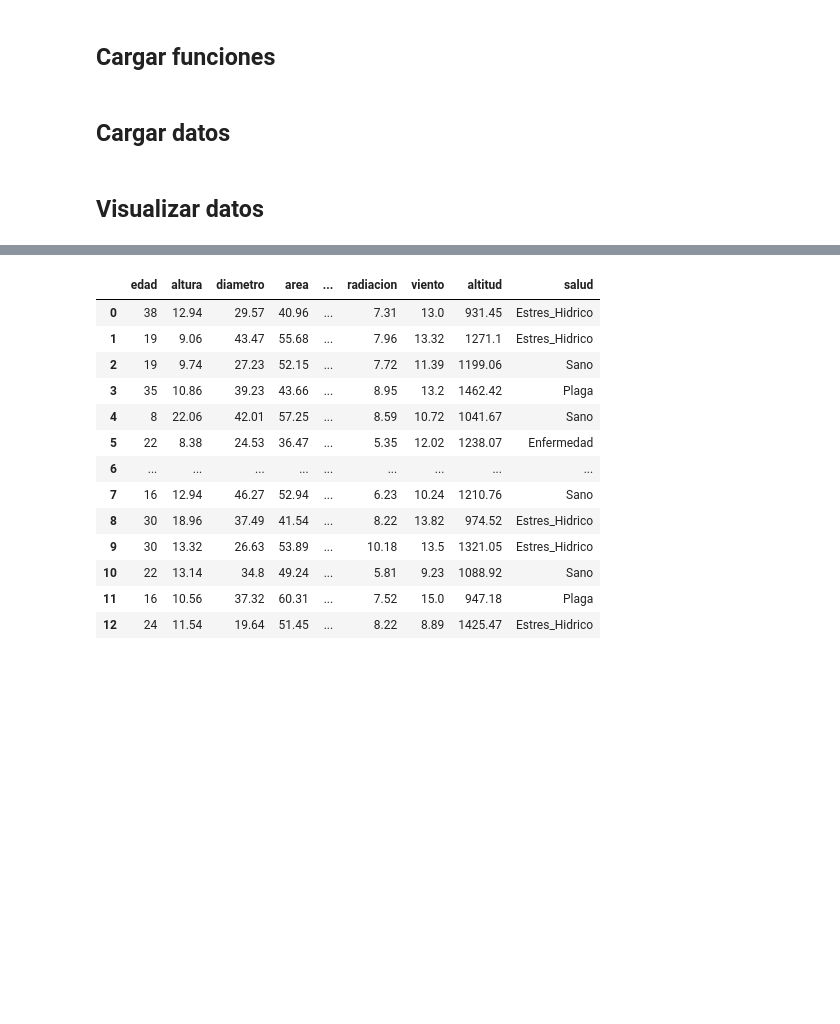
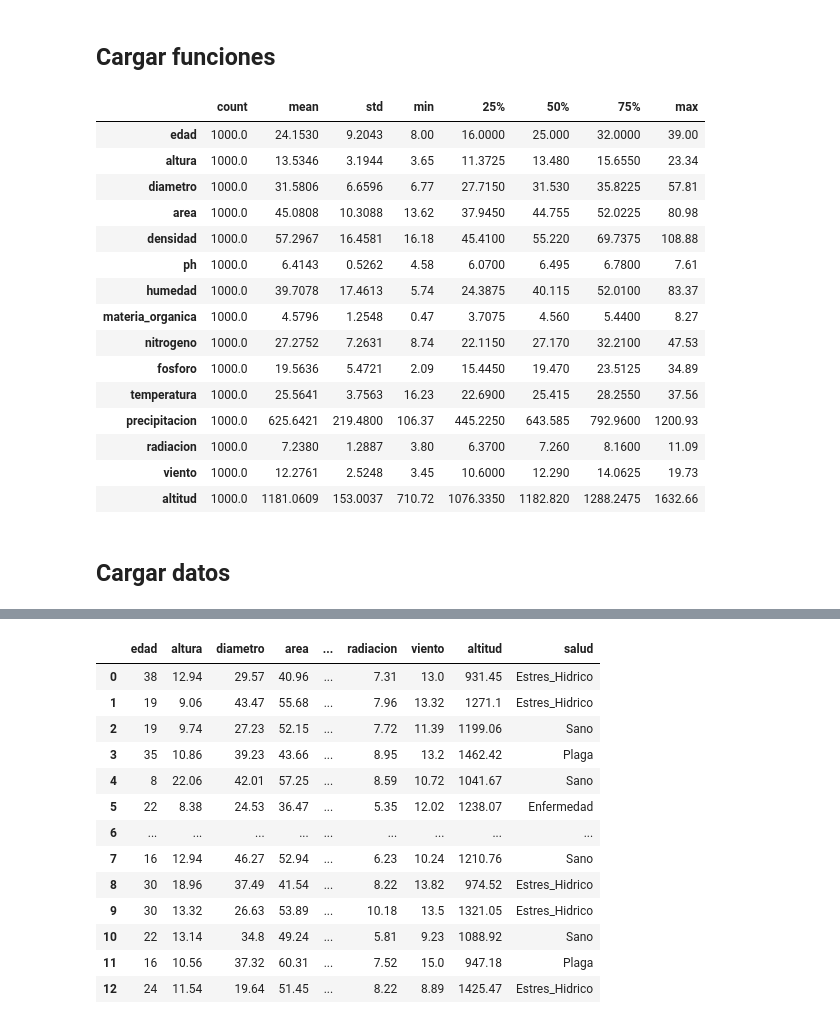
Before and after one commit to rpizarrog/Libro-Aprendizaje-Automatico.-Casos-de-Estudio-con-R-y-Python, a Jupyter notebook: Python NoteBooks/CASO_ARBOLES_DE_CLASIFICACION_RANDOM_FOREST_Y_REGRESION_LOGISTICAS_PARA_DATOS_DE_SALUD_ARBOLES.ipynb, the cells around one changed output, grey strips where cells are left out. Saved outputs shown, nothing was run; the diff lists cells and outputs as text; code cells hidden in the pictures; blank space fills up the shorter version.

```diff
--- a/Python NoteBooks/CASO_ARBOLES_DE_CLASIFICACION_RANDOM_FOREST_Y_REGRESION_LOGISTICAS_PARA_DATOS_DE_SALUD_ARBOLES.ipynb
+++ b/Python NoteBooks/CASO_ARBOLES_DE_CLASIFICACION_RANDOM_FOREST_Y_REGRESION_LOGISTICAS_PARA_DATOS_DE_SALUD_ARBOLES.ipynb
@@ -1435,10 +1435,42 @@ def f_evaluacion(
     )
 
     return resultados
+# %%
+variables_numericas = datos.select_dtypes(
+        include=["number"]
+    )
+
+describe_numericas = None
+
+if variables_numericas.shape[1] > 0:
+
+        describe_numericas = (
+            variables_numericas
+            .describe()
+            .T
+            .round(4)
+        )
+
+describe_numericas
+# %% [output]
+|  | count | mean | std | min | 25% | 50% | 75% | max |
+| edad | 1000.0 | 24.1530 | 9.2043 | 8.00 | 16.0000 | 25.000 | 32.0000 | 39.00 |
+| altura | 1000.0 | 13.5346 | 3.1944 | 3.65 | 11.3725 | 13.480 | 15.6550 | 23.34 |
+| diametro | 1000.0 | 31.5806 | 6.6596 | 6.77 | 27.7150 | 31.530 | 35.8225 | 57.81 |
+| area | 1000.0 | 45.0808 | 10.3088 | 13.62 | 37.9450 | 44.755 | 52.0225 | 80.98 |
+| densidad | 1000.0 | 57.2967 | 16.4581 | 16.18 | 45.4100 | 55.220 | 69.7375 | 108.88 |
+| ph | 1000.0 | 6.4143 | 0.5262 | 4.58 | 6.0700 | 6.495 | 6.7800 | 7.61 |
+| humedad | 1000.0 | 39.7078 | 17.4613 | 5.74 | 24.3875 | 40.115 | 52.0100 | 83.37 |
+| materia_organica | 1000.0 | 4.5796 | 1.2548 | 0.47 | 3.7075 | 4.560 | 5.4400 | 8.27 |
+| nitrogeno | 1000.0 | 27.2752 | 7.2631 | 8.74 | 22.1150 | 27.170 | 32.2100 | 47.53 |
+| fosforo | 1000.0 | 19.5636 | 5.4721 | 2.09 | 15.4450 | 19.470 | 23.5125 | 34.89 |
+| temperatura | 1000.0 | 25.5641 | 3.7563 | 16.23 | 22.6900 | 25.415 | 28.2550 | 37.56 |
+| precipitacion | 1000.0 | 625.6421 | 219.4800 | 106.37 | 445.2250 | 643.585 | 792.9600 | 1200.93 |
+| radiacion | 1000.0 | 7.2380 | 1.2887 | 3.80 | 6.3700 | 7.260 | 8.1600 | 11.09 |
+| viento | 1000.0 | 12.2761 | 2.5248 | 3.45 | 10.6000 | 12.290 | 14.0625 | 19.73 |
+| altitud | 1000.0 | 1181.0609 | 153.0037 | 710.72 | 1076.3350 | 1182.820 | 1288.2475 | 1632.66 |
 # %% [markdown]
 ## Cargar datos
 # %%
 url = "https://raw.githubusercontent.com/rpizarrog/Libro-Aprendizaje-Automatico.-Casos-de-Estudio-con-R-y-Python/refs/heads/main/datos/dataset_forestal_multinomial.csv"
 datos = pd.read_csv(url)
-# %% [markdown]
-## Visualizar datos
```
Also changed, not shown: parts of 7 cells of this notebook.
